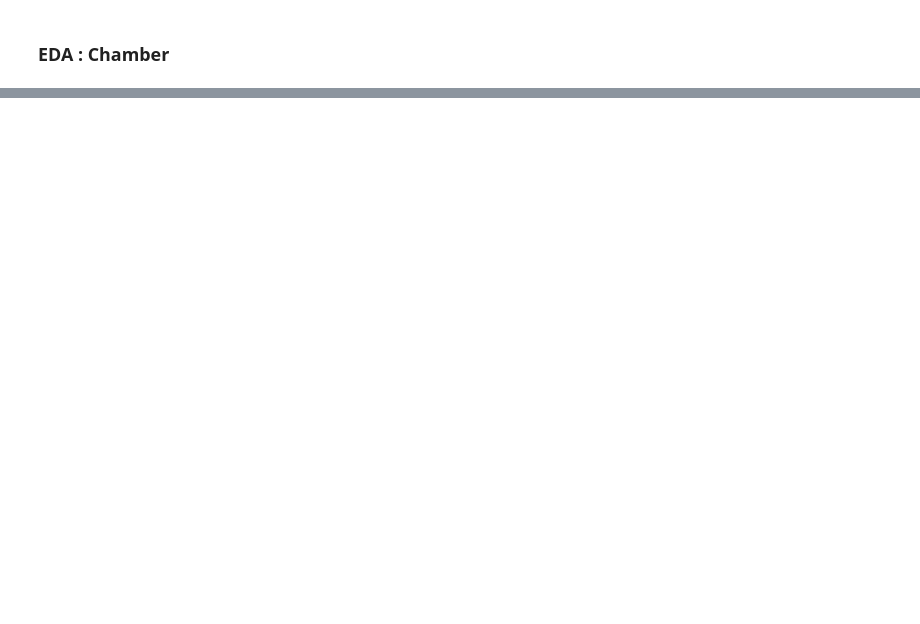
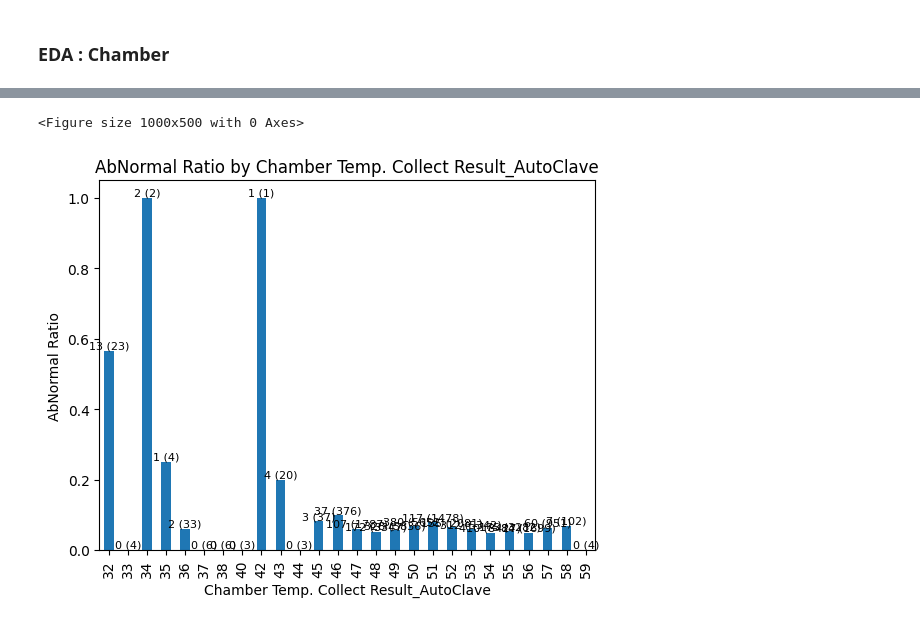
Before and after one commit to dyk9916/Lg_aimers5, a Jupyter notebook: code_log/junehong_code/0812_EDA_AutoClave.ipynb, the cells around one changed output, grey strips where cells are left out. Cells and saved outputs as stored; diff of their text form; code cells hidden in the pictures; blank space fills up the shorter version.

```diff
--- a/code_log/junehong_code/0812_EDA_AutoClave.ipynb
+++ b/code_log/junehong_code/0812_EDA_AutoClave.ipynb
@@ -641,0 +594,5 @@ Chamber_Temp_OKNG_AutoClave
+# %%
+plot_ratio(train_data, 'Chamber Temp. Collect Result_AutoClave')
+# %% [output]
+<Figure size 1000x500 with 0 Axes>
+[figure, added]
```
Also changed, not shown: parts of 42 cells of this notebook.
